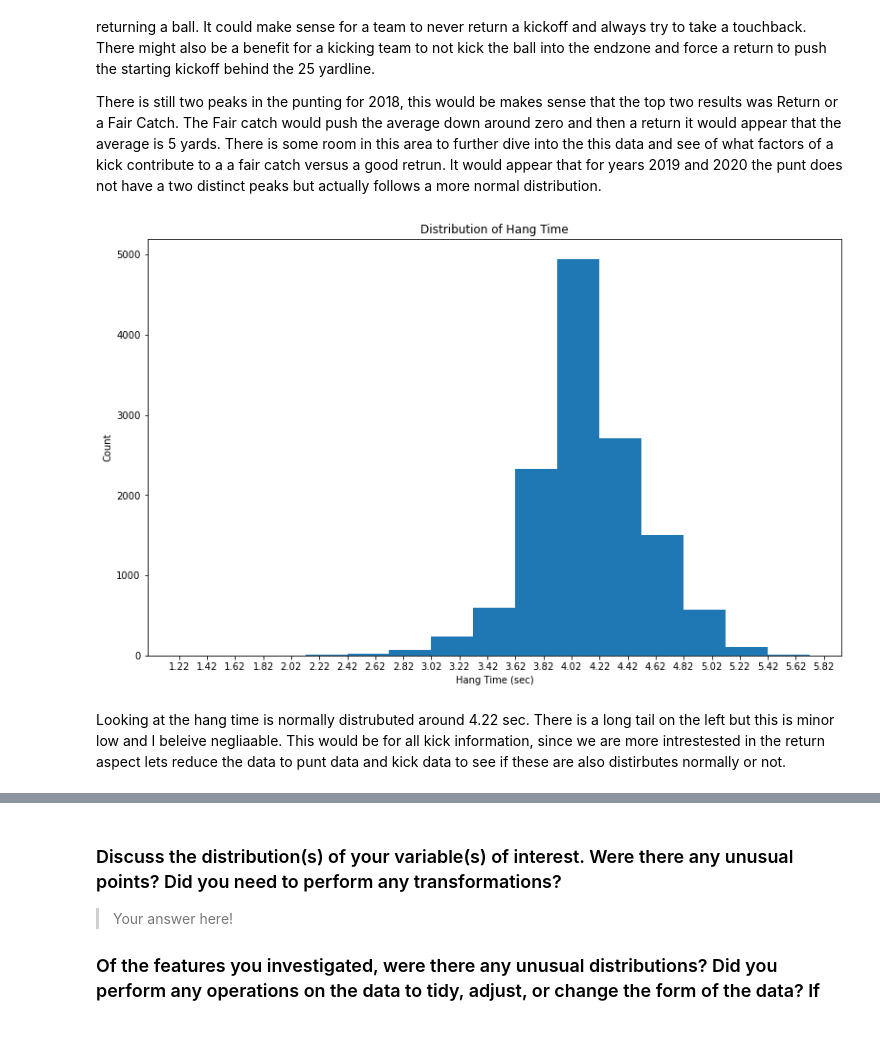
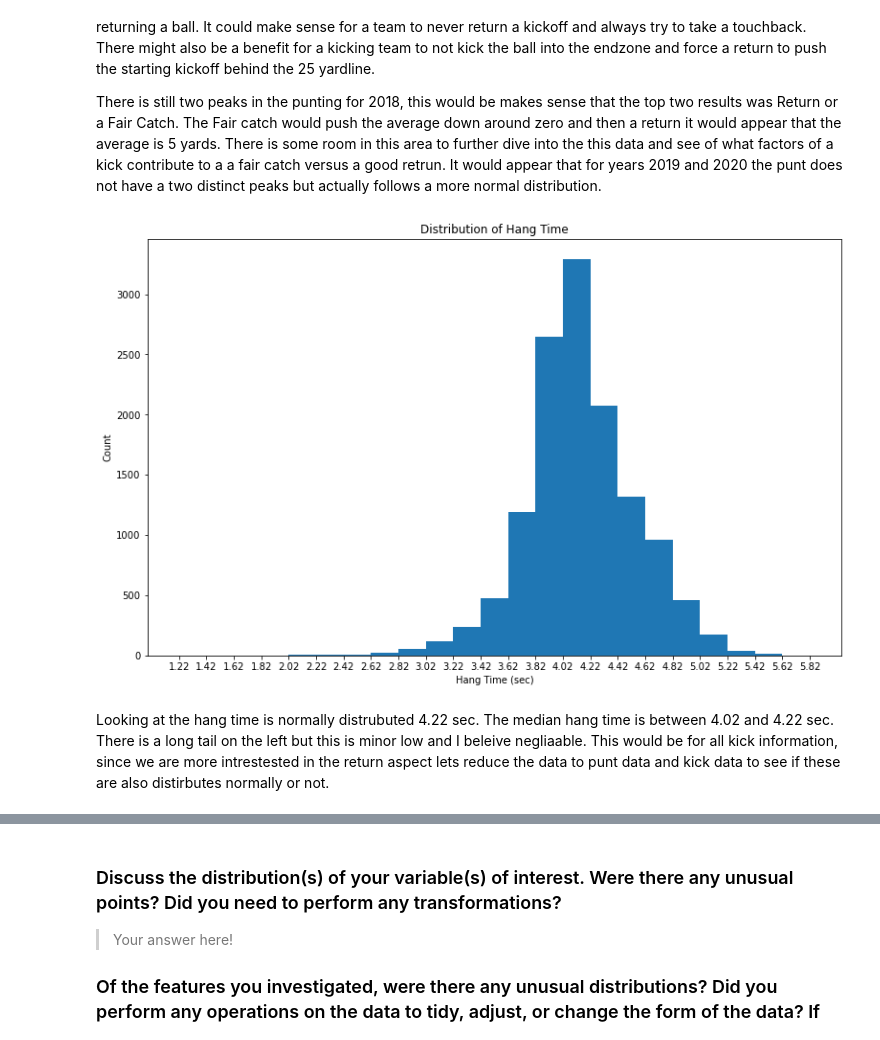
Before and after one commit to dkrejcarek/punt_analysis, a Jupyter notebook: Part_I_exploration_template.ipynb, the cells around one changed output, grey strips where cells are left out. Drawn from its saved outputs; the diff is of its cells as text; code cells hidden in the pictures.

Commit message:
Update Univariante plots

```diff
--- a/Part_I_exploration_template.ipynb
+++ b/Part_I_exploration_template.ipynb
@@ -363,14 +360,14 @@ There is still two peaks in the punting for 2018, this would be makes sense that
 # %%
 # Look at the hang time for kick
 plt.figure(figsize=[13,8])
-bins = np.arange(pff.hangTime.min(), pff.hangTime.max() + .3, .3)
+bins = np.arange(pff.hangTime.min(), pff.hangTime.max() + .2, .2)
 
 plt.hist(pff.hangTime, bins=bins)
 plt.title('Distribution of Hang Time')
-plt.xticks(x_labels)
+plt.xticks(bins)
 plt.xlabel('Hang Time (sec)')
 plt.ylabel('Count');
 # %% [output]
-[figure, old version]
+[figure, new version]
 # %% [markdown]
-Looking at the hang time is normally distrubuted around 4.22 sec.  There is a long tail on the left but this is minor low and I beleive negliaable.  This would be for all kick information, since we are more intrestested in the return aspect lets reduce the data to punt data and kick data to see if these are also distirbutes normally or not.
+Looking at the hang time is normally distrubuted 4.22 sec. The median hang time is between 4.02 and 4.22 sec.   There is a long tail on the left but this is minor low and I beleive negliaable.  This would be for all kick information, since we are more intrestested in the return aspect lets reduce the data to punt data and kick data to see if these are also distirbutes normally or not.
```
Also changed, not shown: parts of 16 cells of this notebook.
